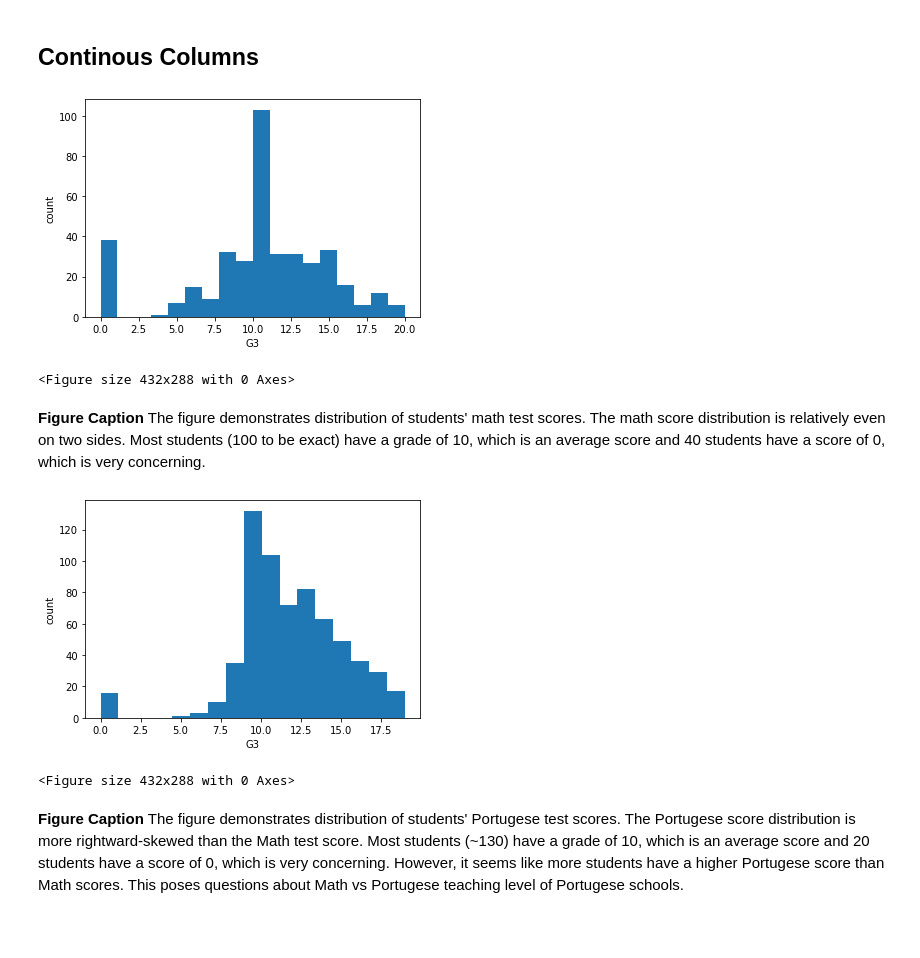
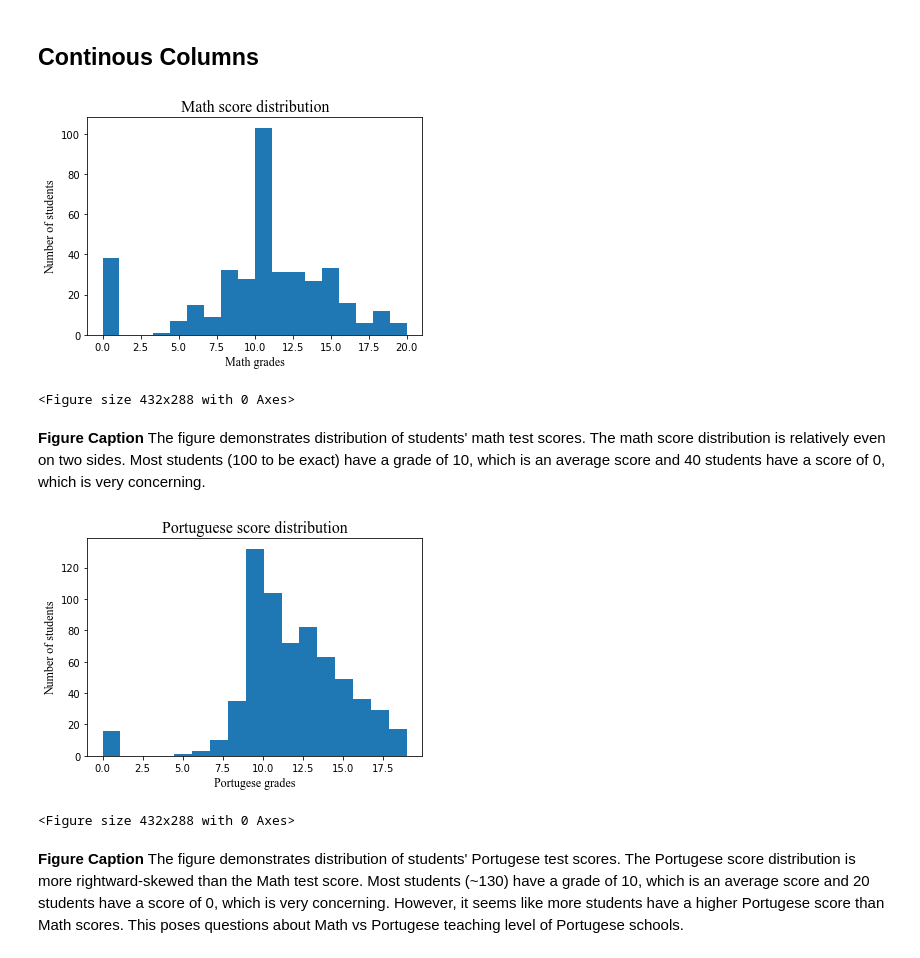
Before and after one commit to annieptba/data1030_project_-portugese-secondary-student-performance, a Jupyter notebook: src/midterm-annieptba.ipynb, the cells around one changed output. Saved outputs shown, nothing was run; the diff lists cells and outputs as text; code cells hidden in the pictures; blank space fills up the shorter version.

```diff
--- a/src/midterm-annieptba.ipynb
+++ b/src/midterm-annieptba.ipynb
@@ -157,12 +157,13 @@ The figure demonstrates distribution of students across different final grafes p
 # %%
 #math score distribution
 mat['G3'].plot.hist(bins = mat['G3'].nunique())
-plt.xlabel('G3')
-plt.ylabel('count')
+plt.title('Math score distribution',fontname="Times New Roman", fontsize=16)
+plt.xlabel('Math grades', fontname="Times New Roman", fontsize=12)
+plt.ylabel('Number of students', fontname="Times New Roman", fontsize=12)
 plt.show()
 plt.savefig("Math score distribution.png")
 # %% [output]
-[figure, old version]
+[figure, new version]
 <Figure size 432x288 with 0 Axes>
 # %% [markdown]
 **Figure Caption**
@@ -170,12 +171,13 @@ The figure demonstrates distribution of students' math test scores. The math sco
 # %%
 #portugese score distirbution
 por['G3'].plot.hist(bins = por['G3'].nunique())
-plt.xlabel('G3')
-plt.ylabel('count')
+plt.title('Portuguese score distribution',fontname="Times New Roman", fontsize=16)
+plt.xlabel('Portugese grades',fontname="Times New Roman", fontsize=12)
+plt.ylabel('Number of students',fontname="Times New Roman", fontsize=12)
 plt.show()
 plt.savefig("Portugese score distribution.png")
 # %% [output]
-[figure, old version]
+[figure, new version]
 <Figure size 432x288 with 0 Axes>
 # %% [markdown]
 **Figure Caption**
```
Also changed, not shown: parts of 16 cells of this notebook, 9 other files.
